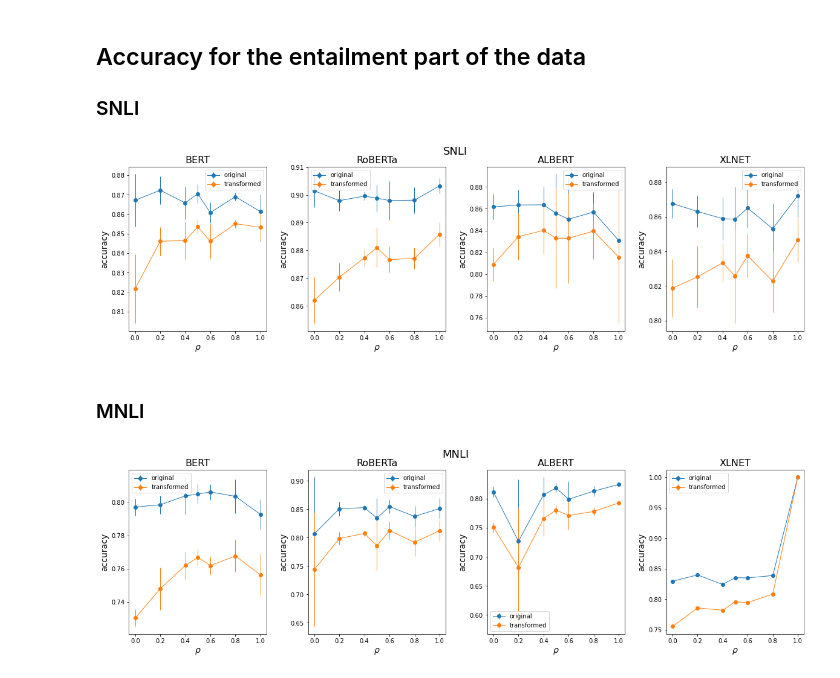
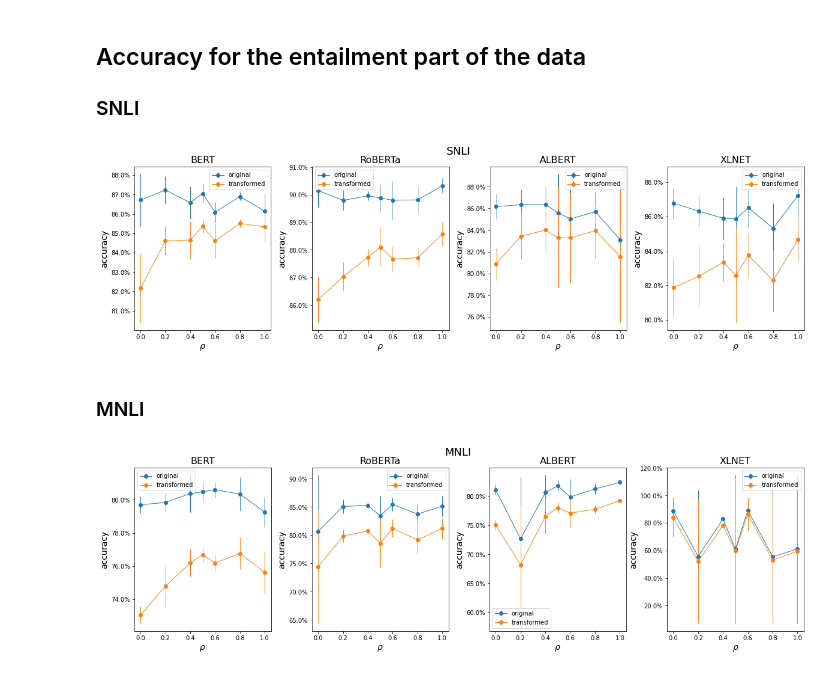
Before and after one commit to lukewanless/looking-for-equivalences, a Jupyter notebook: src/analysis2_deep_learning.ipynb, the cells around one changed output. Cells and saved outputs as stored; diff of their text form; code cells hidden in the pictures.

```diff
--- a/src/analysis2_deep_learning.ipynb
+++ b/src/analysis2_deep_learning.ipynb
@@ -628,6 +647,18 @@ diff_snli_xlnet.columns = batchs
 # %% [markdown]
 ### PLOT
 # %%
+from matplotlib.ticker import FuncFormatter
+
+def f_percentage(x, pos):
+    """
+    Adds percentage sign to plot ticks.
+    """
+
+    return '{:.1%}'.format(x)
+
+y_axis_formatter = FuncFormatter(f_percentage)
+
+
 fig, ax = plt.subplots(1,4, figsize=(20,5))
 ax[0].errorbar(acc_snli_bert.index, acc_snli_bert.mean(1), yerr=acc_snli_bert.std(1), fmt='-o', linewidth=1.00, label="original");
 ax[0].errorbar(acc_t_snli_bert.index, acc_t_snli_bert.mean(1), yerr=acc_t_snli_bert.std(1), fmt='-o', linewidth=1.00, label="transformed");
@@ -635,6 +666,7 @@ ax[0].set_xlabel(r"$\rho$", fontsize=14);
 ax[0].set_ylabel("accuracy", fontsize=14);
 ax[0].legend(loc="best");
 ax[0].set_title("BERT", fontsize=16);
+ax[0].yaxis.set_major_formatter(FuncFormatter(y_axis_formatter))
 
 
 ax[1].errorbar(acc_snli_roberta.index, acc_snli_roberta.mean(1), yerr=acc_snli_roberta.std(1), fmt='-o', linewidth=1.00, label="original");
@@ -643,6 +675,7 @@ ax[1].set_xlabel(r"$\rho$", fontsize=14);
 ax[1].set_ylabel("accuracy", fontsize=14);
 ax[1].legend(loc="best");
 ax[1].set_title("RoBERTa", fontsize=16);
+ax[1].yaxis.set_major_formatter(FuncFormatter(y_axis_formatter))
 
 
 ax[2].errorbar(acc_snli_albert.index, acc_snli_albert.mean(1), yerr=acc_snli_albert.std(1), fmt='-o', linewidth=1.00, label="original");
@@ -651,7 +684,7 @@ ax[2].set_xlabel(r"$\rho$", fontsize=14);
 ax[2].set_ylabel("accuracy", fontsize=14);
 ax[2].legend(loc="best");
 ax[2].set_title("ALBERT", fontsize=16);
-
+ax[2].yaxis.set_major_formatter(FuncFormatter(y_axis_formatter))
 
 ax[3].errorbar(acc_snli_xlnet.index, acc_snli_xlnet.mean(1), yerr=acc_snli_xlnet.std(1), fmt='-o', linewidth=1.00, label="original");
 ax[3].errorbar(acc_t_snli_xlnet.index, acc_t_snli_xlnet.mean(1), yerr=acc_t_snli_xlnet.std(1), fmt='-o', linewidth=1.00, label="transformed");
@@ -659,6 +692,7 @@ ax[3].set_xlabel(r"$\rho$", fontsize=14);
 ax[3].set_ylabel("accuracy", fontsize=14);
 ax[3].legend(loc="best");
 ax[3].set_title("XLNET", fontsize=16);
+ax[3].yaxis.set_major_formatter(FuncFormatter(y_axis_formatter))
 plt.subplots_adjust(hspace=0.2, wspace=0.3);
 
 plt.figtext(0.5, 0.95, 'SNLI', ha='center', va='center',fontsize=18);
@@ -814,7 +848,7 @@ diff_mnli_xlnet = []
 
 # test_repetitions = 5
 
-test_repetitions = 1
+test_repetitions = 3
 batchs = range(1, test_repetitions + 1)
 
 for i in tqdm(batchs):
@@ -1196,7 +1293,7 @@ all_c_mnli_xlnet = []
 all_e_mnli_xlnet = []
 
 
-test_repetitions = 1
+test_repetitions = 3
 batchs = range(1, test_repetitions + 1)
 
 for i in tqdm(batchs):
@@ -1318,6 +1415,7 @@ ax[0].set_xlabel(r"$\rho$", fontsize=14);
 ax[0].set_ylabel("accuracy", fontsize=14);
 ax[0].legend(loc="best");
 ax[0].set_title("BERT", fontsize=16);
+ax[0].yaxis.set_major_formatter(FuncFormatter(y_axis_formatter))
 
 ax[1].errorbar(acc_snli_roberta.index, acc_snli_roberta.mean(1), yerr=acc_snli_roberta.std(1),fmt='-o', linewidth=1.00, label="original");
 ax[1].errorbar(acc_t_snli_roberta.index, acc_t_snli_roberta.mean(1), yerr=acc_t_snli_roberta.std(1), fmt='-o', linewidth=1.00, label="transformed");
@@ -1325,6 +1423,7 @@ ax[1].set_xlabel(r"$\rho$", fontsize=14);
 ax[1].set_ylabel("accuracy", fontsize=14);
 ax[1].legend(loc="best");
 ax[1].set_title("RoBERTa", fontsize=16);
+ax[1].yaxis.set_major_formatter(FuncFormatter(y_axis_formatter))
 
 ax[2].errorbar(acc_snli_albert.index, acc_snli_albert.mean(1), yerr=acc_snli_albert.std(1), fmt='-o', linewidth=1.00, label="original");
 ax[2].errorbar(acc_t_snli_albert.index, acc_t_snli_albert.mean(1), yerr=acc_t_snli_albert.std(1), fmt='-o', linewidth=1.00, label="transformed");
@@ -1332,6 +1431,7 @@ ax[2].set_xlabel(r"$\rho$", fontsize=14);
 ax[2].set_ylabel("accuracy", fontsize=14);
 ax[2].legend(loc="best");
 ax[2].set_title("ALBERT", fontsize=16);
+ax[2].yaxis.set_major_formatter(FuncFormatter(y_axis_formatter))
 
 ax[3].errorbar(acc_snli_xlnet.index, acc_snli_xlnet.mean(1), yerr=acc_snli_xlnet.std(1), fmt='-o', linewidth=1.00, label="original");
 ax[3].errorbar(acc_t_snli_xlnet.index, acc_t_snli_xlnet.mean(1), yerr=acc_t_snli_xlnet.std(1), fmt='-o', linewidth=1.00, label="transformed");
@@ -1339,13 +1439,14 @@ ax[3].set_xlabel(r"$\rho$", fontsize=14);
 ax[3].set_ylabel("accuracy", fontsize=14);
 ax[3].legend(loc="best");
 ax[3].set_title("XLNET", fontsize=16);
+ax[3].yaxis.set_major_formatter(FuncFormatter(y_axis_formatter))
 
 plt.subplots_adjust(hspace=0.2, wspace=0.3);
 
 plt.figtext(0.5, 0.95, 'SNLI', ha='center', va='center',fontsize=18);
 fig.savefig('figs/paper/snli_acc_entailment.png', bbox_inches=None, pad_inches=0.5)
 # %% [output]
-[figure, old version]
+[figure, new version]
 # %% [markdown]
 ### MNLI
 # %%
@@ -1398,7 +1499,8 @@ acc_t_mnli_albert = pd.concat(acc_t_mnli_albert, 1)
 model = "xlnet_base"
 acc_mnli_xlnet = []
 acc_t_mnli_xlnet = []
-test_repetitions = 1
+# test_repetitions = 5
+test_repetitions = 3
 batchs = range(1, test_repetitions + 1)
 
 for i in tqdm(batchs):
@@ -1416,31 +1518,36 @@ ax[0].errorbar(acc_t_mnli_bert.index, acc_t_mnli_bert.mean(1), yerr=acc_t_mnli_b
 ax[0].set_xlabel(r"$\rho$", fontsize=14);
 ax[0].set_ylabel("accuracy", fontsize=14);
 ax[0].legend(loc="best");
 ax[0].set_title("BERT", fontsize=16);
+ax[0].yaxis.set_major_formatter(FuncFormatter(y_axis_formatter))
 
 ax[1].errorbar(acc_mnli_roberta.index, acc_mnli_roberta.mean(1), yerr=acc_mnli_roberta.std(1), fmt='-o', linewidth=1.00, label="original");
 ax[1].errorbar(acc_t_mnli_roberta.index, acc_t_mnli_roberta.mean(1), yerr=acc_t_mnli_roberta.std(1), fmt='-o', linewidth=1.00, label="transformed");
 ax[1].set_xlabel(r"$\rho$", fontsize=14);
 ax[1].set_ylabel("accuracy", fontsize=14);
 ax[1].legend(loc="best");
 ax[1].set_title("RoBERTa", fontsize=16);
+ax[1].yaxis.set_major_formatter(FuncFormatter(y_axis_formatter))
 
 ax[2].errorbar(acc_mnli_albert.index, acc_mnli_albert.mean(1), yerr=acc_mnli_albert.std(1),fmt='-o', linewidth=1.00, label="original");
 ax[2].errorbar(acc_t_mnli_albert.index, acc_t_mnli_albert.mean(1), yerr=acc_t_mnli_albert.std(1), fmt='-o', linewidth=1.00, label="transformed");
 ax[2].set_xlabel(r"$\rho$", fontsize=14);
 ax[2].set_ylabel("accuracy", fontsize=14);
 ax[2].legend(loc="best");
 ax[2].set_title("ALBERT", fontsize=16);
+ax[2].yaxis.set_major_formatter(FuncFormatter(y_axis_formatter))
 
 ax[3].errorbar(acc_mnli_xlnet.index, acc_mnli_xlnet.mean(1), yerr=acc_mnli_xlnet.std(1), fmt='-o', linewidth=1.00, label="original");
 ax[3].errorbar(acc_t_mnli_xlnet.index, acc_t_mnli_xlnet.mean(1), yerr=acc_t_mnli_xlnet.std(1), fmt='-o', linewidth=1.00, label="transformed");
 ax[3].set_xlabel(r"$\rho$", fontsize=14);
 ax[3].set_ylabel("accuracy", fontsize=14);
 ax[3].legend(loc="best");
 ax[3].set_title("XLNET", fontsize=16);
+ax[3].yaxis.set_major_formatter(FuncFormatter(y_axis_formatter))
+
 plt.subplots_adjust(hspace=0.2, wspace=0.3);
 
 plt.figtext(0.5, 0.95, 'MNLI', ha='center', va='center',fontsize=18);
 fig.savefig('figs/paper/mnli_acc_entailment.png', bbox_inches=None, pad_inches=0.5)
 # %% [output]
-[figure, old version]
+[figure, new version]
```
Also changed, not shown: parts of 18 cells of this notebook, 6 other files.
